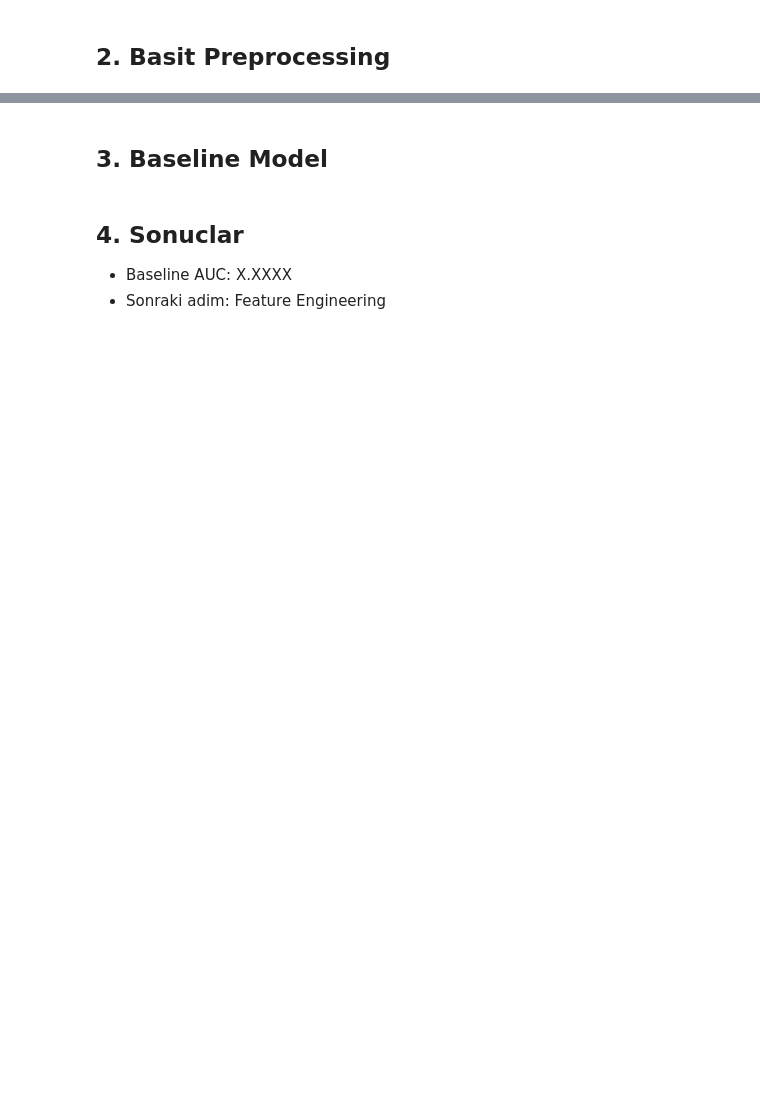
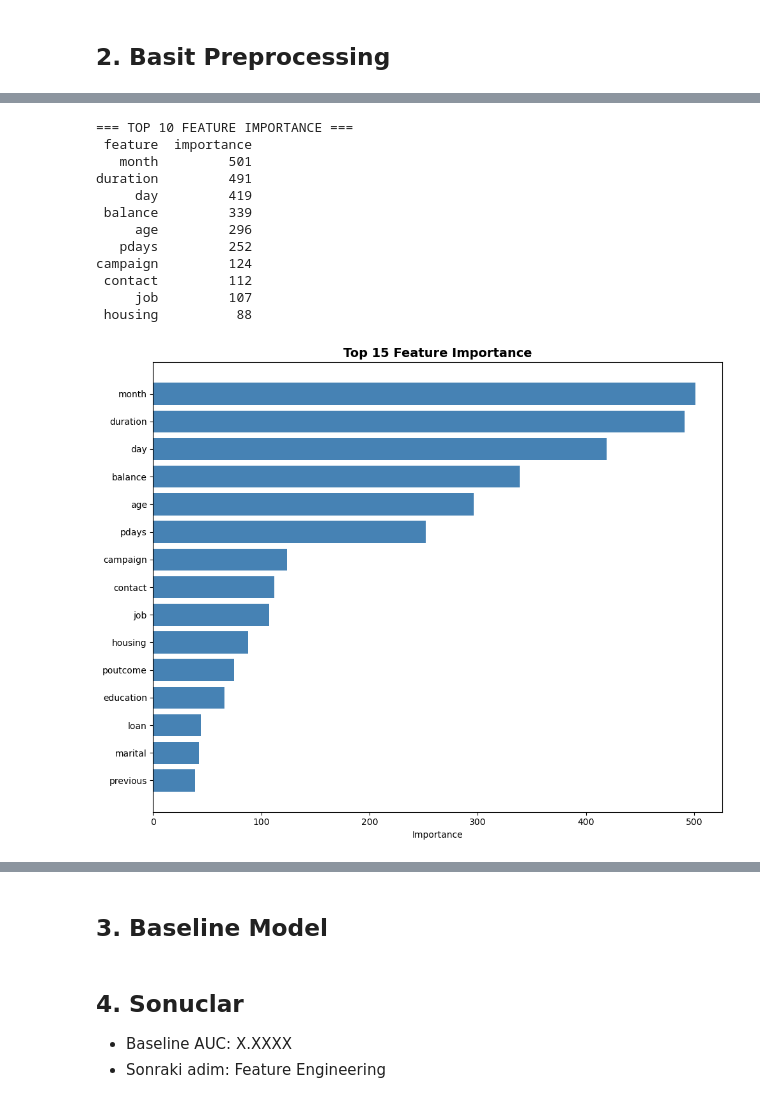
Before and after one commit to f0rknturkoglu/zero2endMLbootcamp, a Jupyter notebook: notebooks/02_baseline.ipynb, the cells around one changed output, grey strips where cells are left out. Drawn from its saved outputs; the diff is of its cells as text; code cells hidden in the pictures; blank space fills up the shorter version.

Commit message:
baseline model tamamlandı

```diff
--- a/notebooks/02_baseline.ipynb
+++ b/notebooks/02_baseline.ipynb
@@ -25,0 +182,22 @@ RANDOM_STATE = 42
+# %%
+# Modeli tum train seti ile egit
+print('Model tum train seti ile egitiliyor...')
+lgbm_baseline.fit(X_train, y_train)
+
+# Test seti tahminleri
+y_pred = lgbm_baseline.predict(X_test)
+y_pred_proba = lgbm_baseline.predict_proba(X_test)[:, 1]
+
+# Metrikler
+test_auc = roc_auc_score(y_test, y_pred_proba)
+test_accuracy = accuracy_score(y_test, y_pred)
+test_precision = precision_score(y_test, y_pred)
+test_recall = recall_score(y_test, y_pred)
+test_f1 = f1_score(y_test, y_pred)
+
+print('\n=== TEST SETI METRIKLERI ===')
+print(f'AUC:       {test_auc:.4f}')
+print(f'Accuracy:  {test_accuracy:.4f}')
+print(f'Precision: {test_precision:.4f}')
+print(f'Recall:    {test_recall:.4f}')
+print(f'F1 Score:  {test_f1:.4f}')
@@ -25,0 +213,34 @@ RANDOM_STATE = 42
+# %%
+# Feature Importance
+feature_importance = pd.DataFrame({
+    'feature': X_train.columns,
+    'importance': lgbm_baseline.feature_importances_
+}).sort_values('importance', ascending=False)
+
+print('=== TOP 10 FEATURE IMPORTANCE ===')
+print(feature_importance.head(10).to_string(index=False))
+
+# Feature Importance Grafigi
+plt.figure(figsize=(10, 8))
+top_features = feature_importance.head(15)
+plt.barh(range(len(top_features)), top_features['importance'], color='steelblue')
+plt.yticks(range(len(top_features)), top_features['feature'])
+plt.xlabel('Importance')
+plt.title('Top 15 Feature Importance', fontsize=14, fontweight='bold')
+plt.gca().invert_yaxis()
+plt.tight_layout()
+plt.show()
+# %% [output]
+=== TOP 10 FEATURE IMPORTANCE ===
+ feature  importance
+   month         501
+duration         491
+     day         419
+ balance         339
+     age         296
+   pdays         252
+campaign         124
+ contact         112
+     job         107
+ housing          88
+[figure, added]
```
Also changed, not shown: parts of 13 cells of this notebook, 5 other files.
